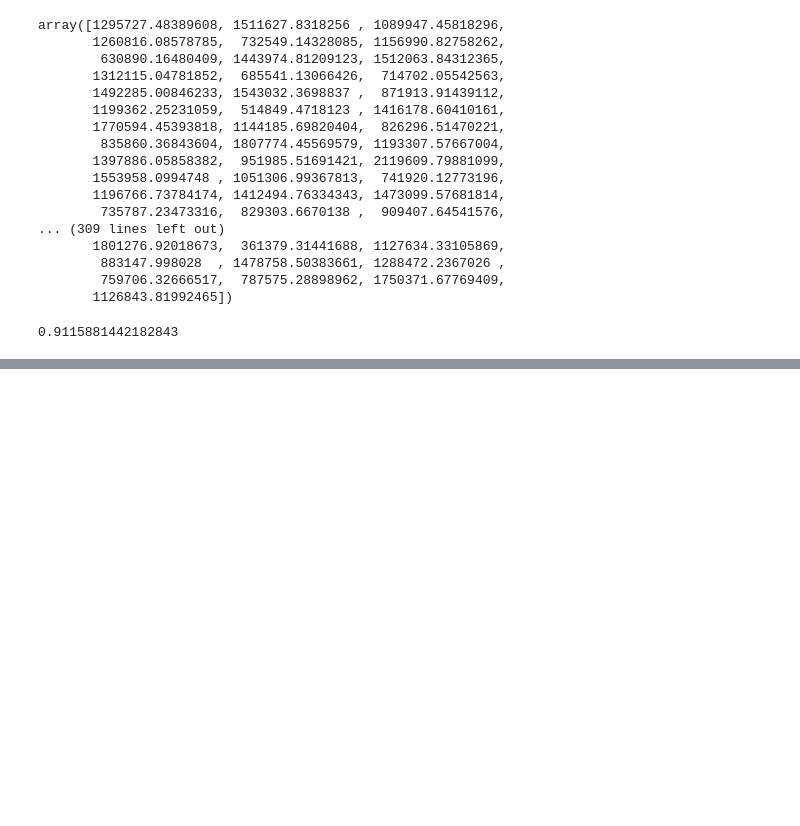
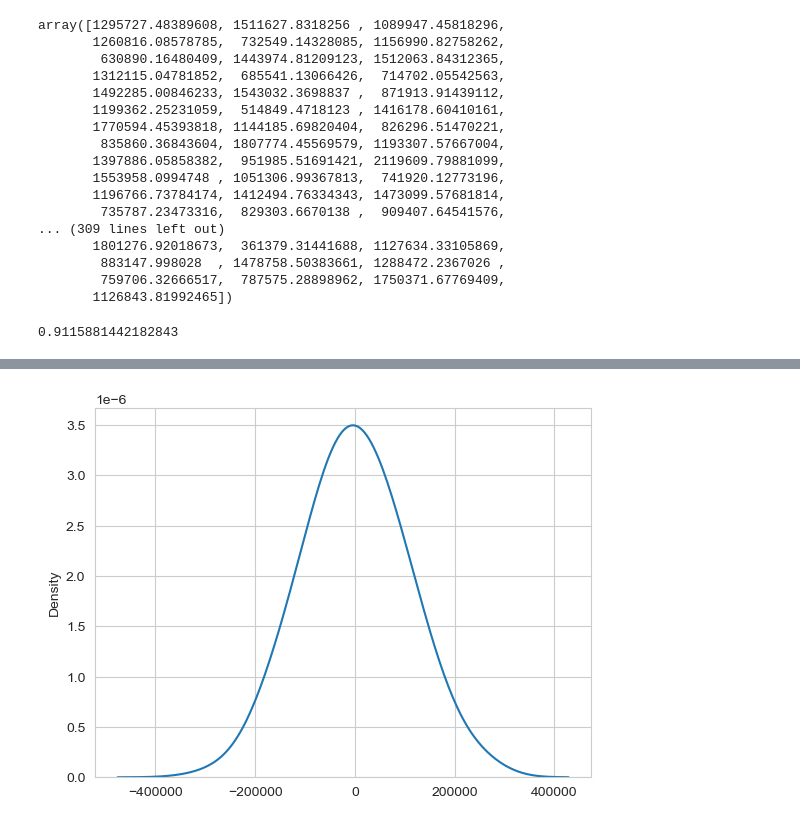
Before and after one commit to ardranijesh/Data-science-study, a Jupyter notebook: ML/Usa_Housing_price_prediction.ipynb, the cells around one changed output, grey strips where cells are left out. Drawn from its saved outputs; the diff is of its cells as text; code cells hidden in the pictures; blank space fills up the shorter version.

```diff
--- a/ML/Usa_Housing_price_prediction.ipynb
+++ b/ML/Usa_Housing_price_prediction.ipynb
@@ -305,0 +340,7 @@ from
+# %%
+delta = y_test - y_pred
+sns.set_style('whitegrid')
+sns.kdeplot(np.array(delta), bw=0.5)
+plt.show()
+# %% [output]
+[figure, added]
```
Also changed, not shown: parts of 8 cells of this notebook.
